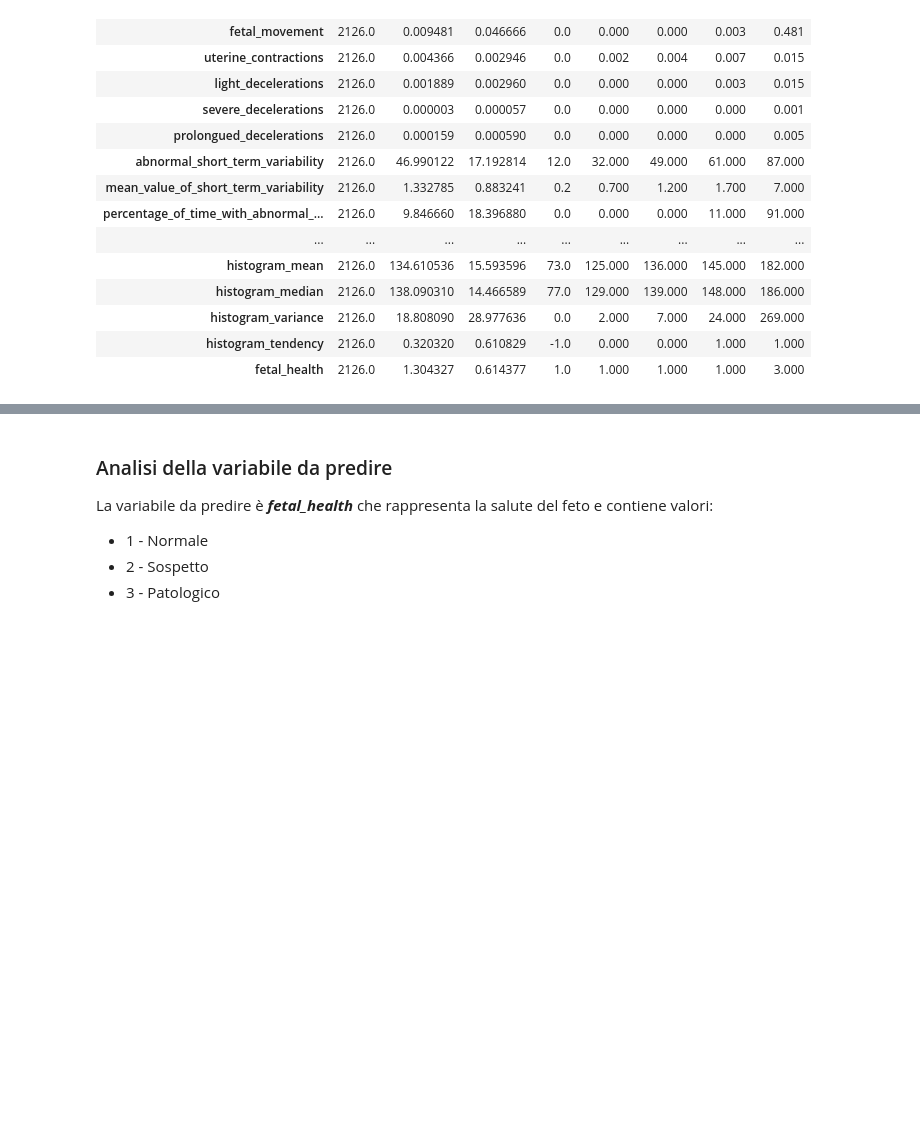
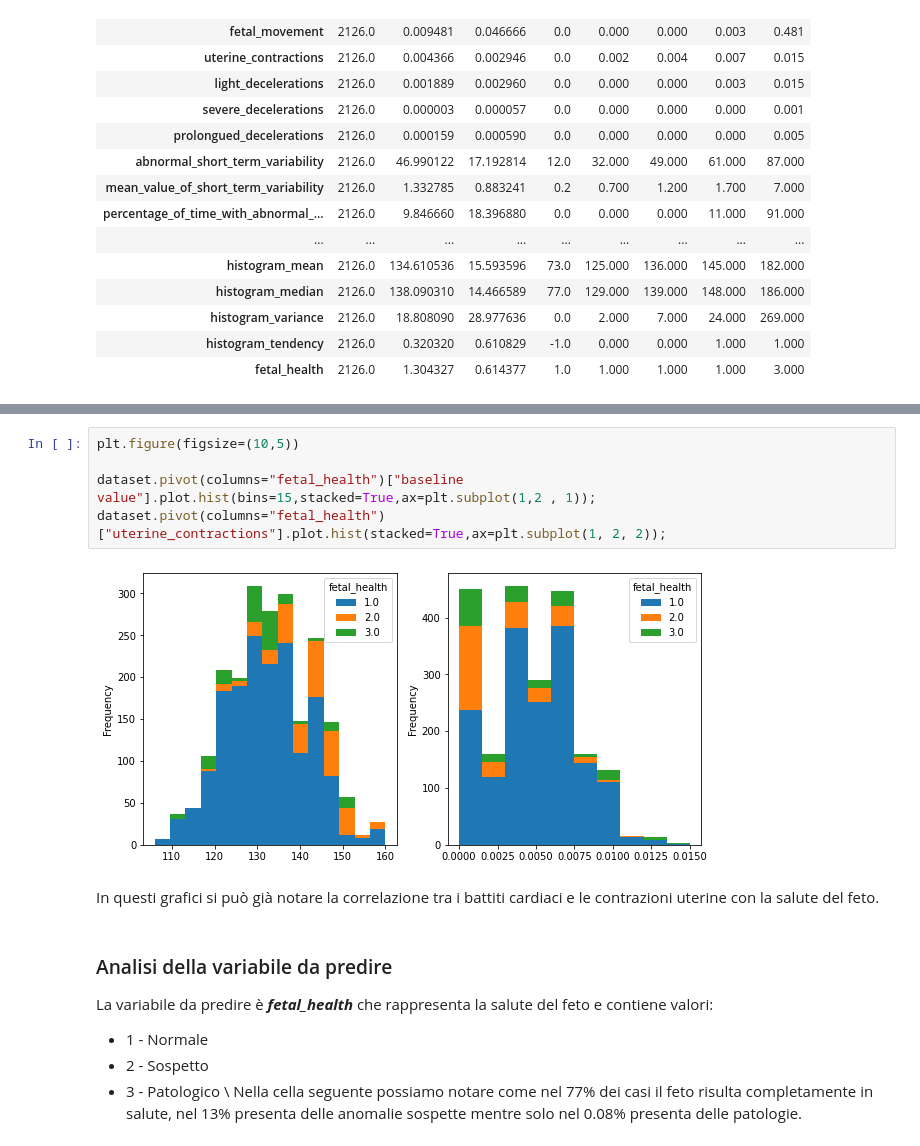
Before and after one commit to andrea-acampora/Data_Intensive_Project, a Jupyter notebook: Progetto_Data_Intensive.ipynb, the cells around one changed output, grey strips where cells are left out. Saved outputs shown, nothing was run; the diff lists cells and outputs as text; blank space fills up the shorter version.

```diff
--- a/Progetto_Data_Intensive.ipynb
+++ b/Progetto_Data_Intensive.ipynb
@@ -108,7 +114,17 @@ dataset.describe().T
+# %%
+plt.figure(figsize=(10,5))
+
+dataset.pivot(columns="fetal_health")["baseline value"].plot.hist(bins=15,stacked=True,ax=plt.subplot(1,2 , 1));
+dataset.pivot(columns="fetal_health")["uterine_contractions"].plot.hist(stacked=True,ax=plt.subplot(1, 2, 2));
+# %% [output]
+[figure, added]
+# %% [markdown]
+In questi grafici si può già notare la correlazione tra i battiti cardiaci e le contrazioni uterine con la salute del feto.
 # %% [markdown]
 ### Analisi della variabile da predire
 
 La variabile da predire è ***fetal_health*** che rappresenta la salute del feto e contiene valori:
 * 1 - Normale
 * 2 - Sospetto
-* 3 - Patologico
+* 3 - Patologico \\
+Nella cella seguente possiamo notare come nel 77% dei casi il feto risulta completamente in salute, nel 13% presenta delle anomalie sospette mentre solo nel 0.08% presenta delle patologie.
```
Also changed, not shown: parts of 28 cells of this notebook.
